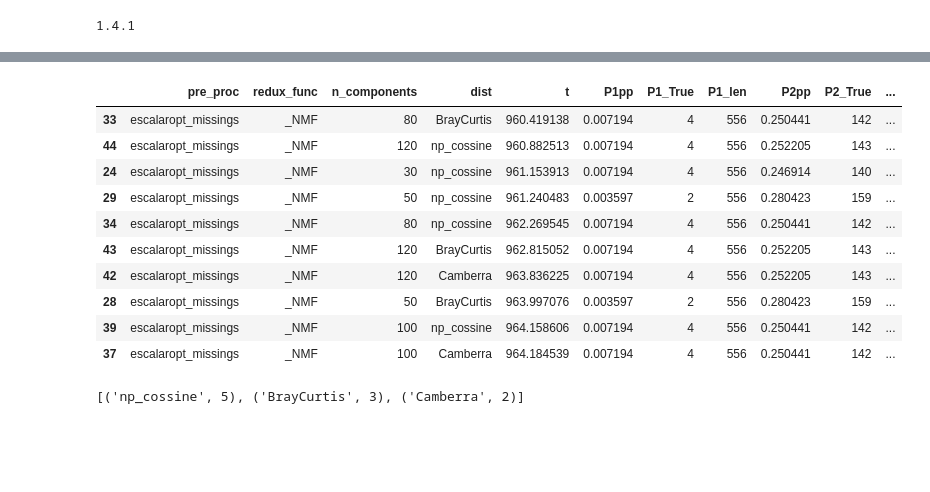
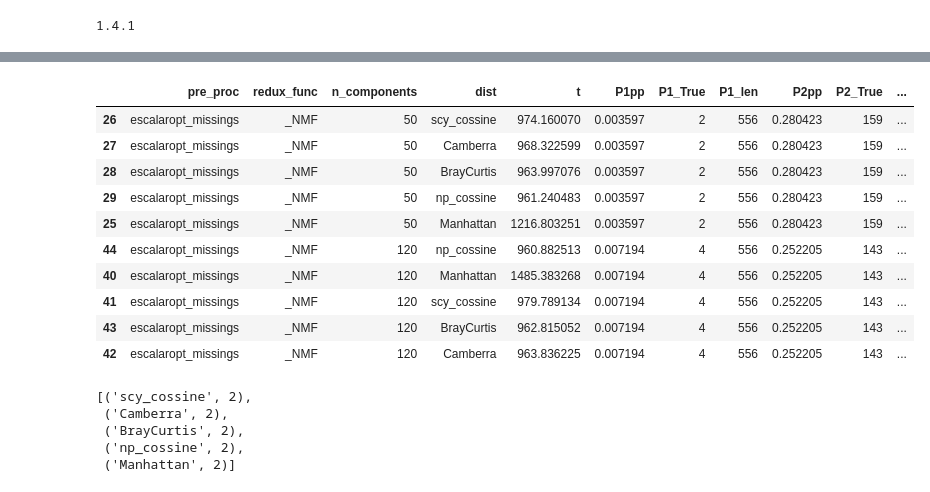
Before and after one commit to ysraell/aceleradev_private, a Jupyter notebook: projeto/EDA/Check_results.ipynb, the cells around one changed output, grey strips where cells are left out. Drawn from its saved outputs; the diff is of its cells as text; code cells hidden in the pictures; blank space fills up the shorter version.

```diff
--- a/projeto/EDA/Check_results.ipynb
+++ b/projeto/EDA/Check_results.ipynb
@@ -75,20 +79,24 @@ df_laoded.sort_values(by='T_True', ascending=False).head(20)
 # %%
-df_tmp = df_laoded.sort_values(by='T_True').head(10)
+df_tmp = df_laoded.sort_values(by='T_True', ascending=False).head(10)
 display(df_tmp)
 Counter(df_tmp.dist).most_common()
 # %% [output]
 |  | pre_proc | redux_func | n_components | dist | t | P1pp | P1_True | P1_len | P2pp | P2_True | ... |
-| 33 | escalaropt_missings | _NMF | 80 | BrayCurtis | 960.419138 | 0.007194 | 4 | 556 | 0.250441 | 142 | ... |
+| 26 | escalaropt_missings | _NMF | 50 | scy_cossine | 974.160070 | 0.003597 | 2 | 556 | 0.280423 | 159 | ... |
+| 27 | escalaropt_missings | _NMF | 50 | Camberra | 968.322599 | 0.003597 | 2 | 556 | 0.280423 | 159 | ... |
+| 28 | escalaropt_missings | _NMF | 50 | BrayCurtis | 963.997076 | 0.003597 | 2 | 556 | 0.280423 | 159 | ... |
+| 29 | escalaropt_missings | _NMF | 50 | np_cossine | 961.240483 | 0.003597 | 2 | 556 | 0.280423 | 159 | ... |
+| 25 | escalaropt_missings | _NMF | 50 | Manhattan | 1216.803251 | 0.003597 | 2 | 556 | 0.280423 | 159 | ... |
 | 44 | escalaropt_missings | _NMF | 120 | np_cossine | 960.882513 | 0.007194 | 4 | 556 | 0.252205 | 143 | ... |
-| 24 | escalaropt_missings | _NMF | 30 | np_cossine | 961.153913 | 0.007194 | 4 | 556 | 0.246914 | 140 | ... |
-| 29 | escalaropt_missings | _NMF | 50 | np_cossine | 961.240483 | 0.003597 | 2 | 556 | 0.280423 | 159 | ... |
-| 34 | escalaropt_missings | _NMF | 80 | np_cossine | 962.269545 | 0.007194 | 4 | 556 | 0.250441 | 142 | ... |
+| 40 | escalaropt_missings | _NMF | 120 | Manhattan | 1485.383268 | 0.007194 | 4 | 556 | 0.252205 | 143 | ... |
+| 41 | escalaropt_missings | _NMF | 120 | scy_cossine | 979.789134 | 0.007194 | 4 | 556 | 0.252205 | 143 | ... |
 | 43 | escalaropt_missings | _NMF | 120 | BrayCurtis | 962.815052 | 0.007194 | 4 | 556 | 0.252205 | 143 | ... |
 | 42 | escalaropt_missings | _NMF | 120 | Camberra | 963.836225 | 0.007194 | 4 | 556 | 0.252205 | 143 | ... |
-| 28 | escalaropt_missings | _NMF | 50 | BrayCurtis | 963.997076 | 0.003597 | 2 | 556 | 0.280423 | 159 | ... |
-| 39 | escalaropt_missings | _NMF | 100 | np_cossine | 964.158606 | 0.007194 | 4 | 556 | 0.250441 | 142 | ... |
-| 37 | escalaropt_missings | _NMF | 100 | Camberra | 964.184539 | 0.007194 | 4 | 556 | 0.250441 | 142 | ... |
-[('np_cossine', 5), ('BrayCurtis', 3), ('Camberra', 2)]
+[('scy_cossine', 2),
+ ('Camberra', 2),
+ ('BrayCurtis', 2),
+ ('np_cossine', 2),
+ ('Manhattan', 2)]
 # %%
 df_tmp = df_laoded.sort_values(by='T_True', ascending=False).head(5)
 display(df_tmp)
```
Also changed, not shown: parts of 8 cells of this notebook, 2 other files.
